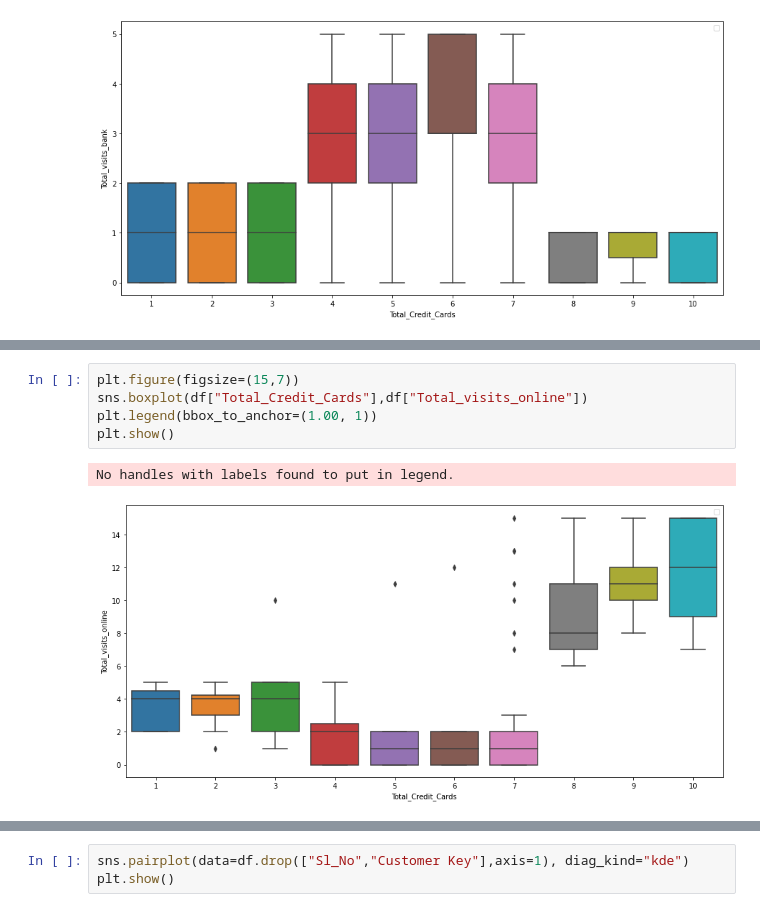
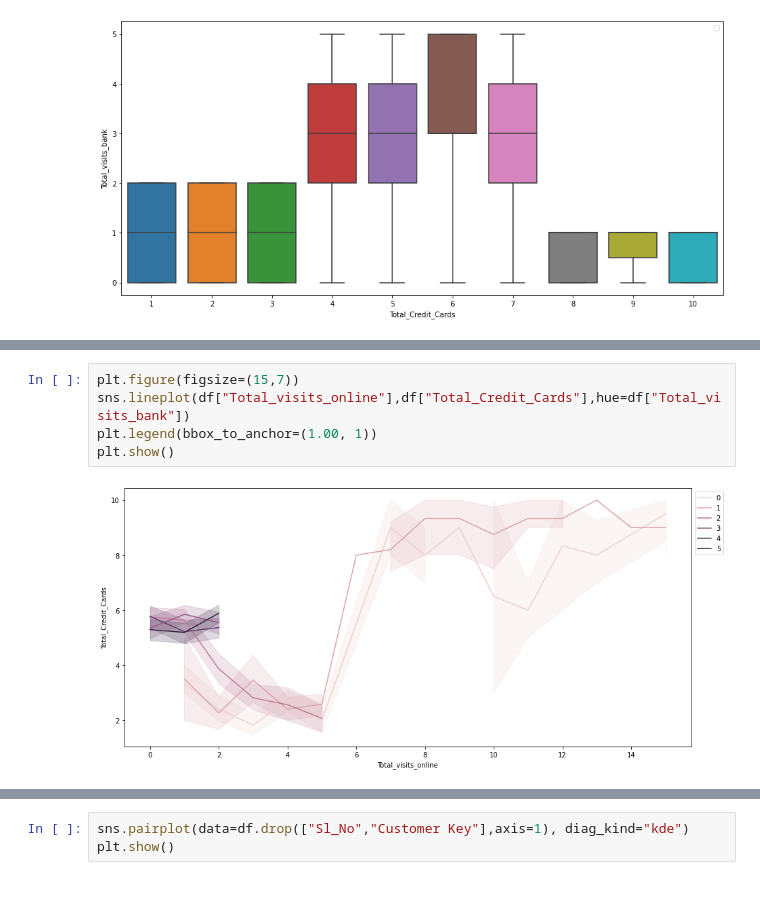
Before and after one commit to cfreeman22/AllLifeBankCustomer_Segmentation, a Jupyter notebook: AllLifeBankCustomerSegmentation.ipynb, the cells around one changed output, grey strips where cells are left out. Cells and saved outputs as stored; diff of their text form.

```diff
--- a/AllLifeBankCustomerSegmentation.ipynb
+++ b/AllLifeBankCustomerSegmentation.ipynb
@@ -227,8 +265,7 @@ No handles with labels found to put in legend.
 # %%
 plt.figure(figsize=(15,7))
-sns.boxplot(df["Total_Credit_Cards"],df["Total_visits_online"])
+sns.lineplot(df["Total_visits_online"],df["Total_Credit_Cards"],hue=df["Total_visits_bank"])
 plt.legend(bbox_to_anchor=(1.00, 1))
 plt.show()
 # %% [output]
-No handles with labels found to put in legend.
-[figure, old version]
+[figure, new version]
```
Also changed, not shown: parts of 10 cells of this notebook.
